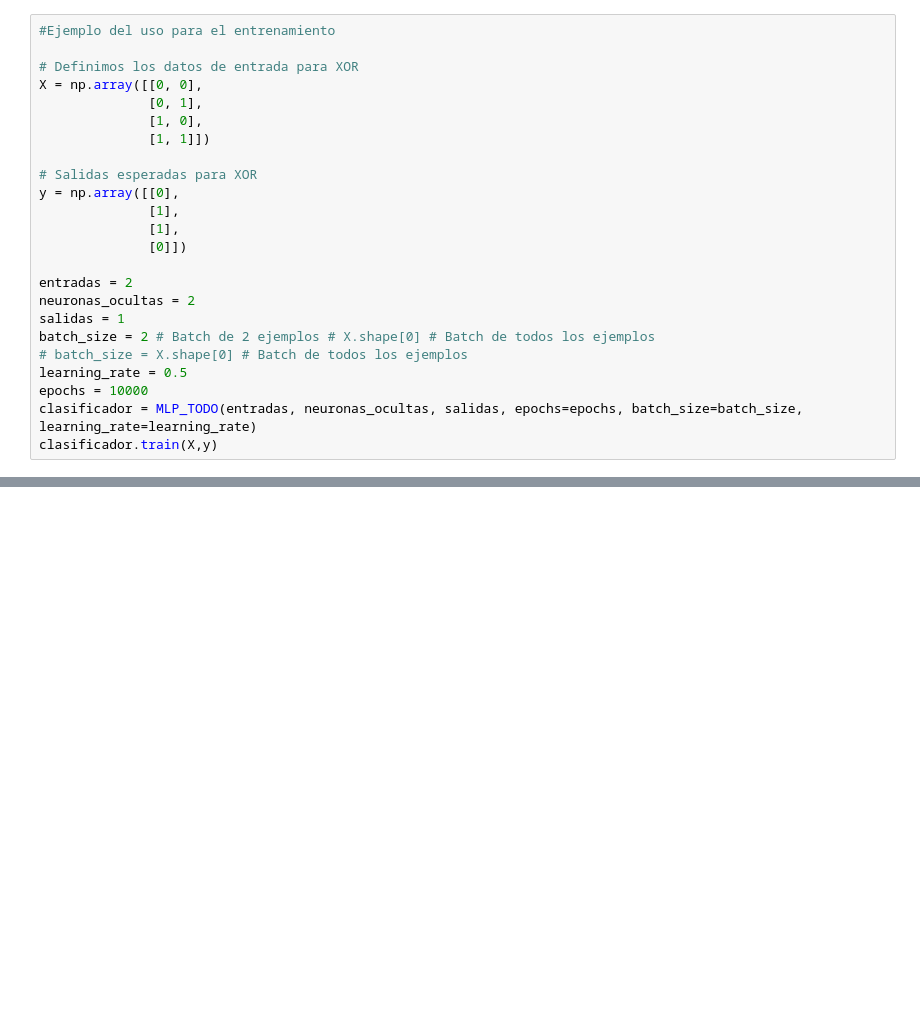
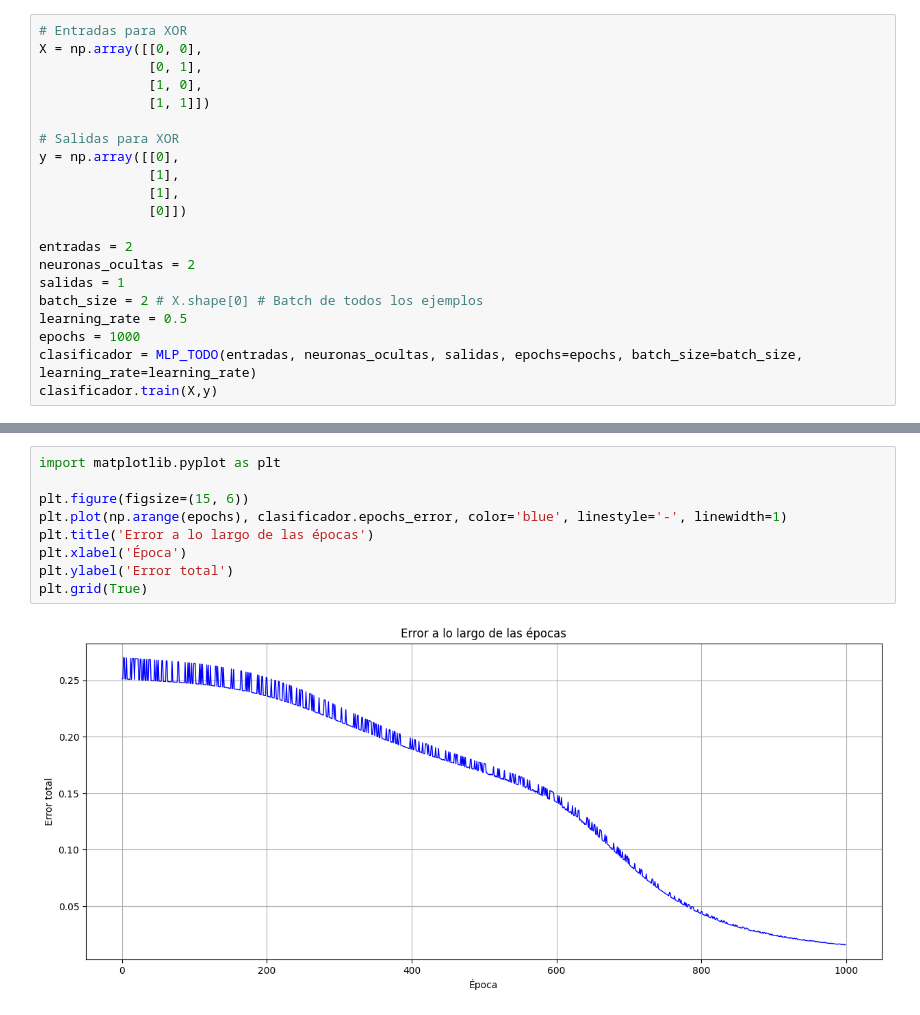
Before and after one commit to luisUACM/redes_neuronales, a Jupyter notebook: 07_MLP_XOR_TODO_class.ipynb, the cells around one changed output, grey strips where cells are left out. Drawn from its saved outputs; the diff is of its cells as text; blank space fills up the shorter version.

```diff
--- a/07_MLP_XOR_TODO_class.ipynb
+++ b/07_MLP_XOR_TODO_class.ipynb
@@ -182,15 +162,13 @@ class MLP_TODO:
             if epoch % 100 == 0:
                     print(f"Época {epoch}, Error: {epoch_error/num_batch}")
 # %%
-#Ejemplo del uso para el entrenamiento
-
-# Definimos los datos de entrada para XOR
+# Entradas para XOR
 X = np.array([[0, 0],
               [0, 1],
               [1, 0],
               [1, 1]])
 
-# Salidas esperadas para XOR
+# Salidas para XOR
 y = np.array([[0],
               [1],
               [1],
@@ -199,10 +177,9 @@ y = np.array([[0],
 entradas = 2
 neuronas_ocultas = 2
 salidas = 1
-batch_size = 2 # Batch de 2 ejemplos # X.shape[0] # Batch de todos los ejemplos
-# batch_size = X.shape[0] # Batch de todos los ejemplos
+batch_size = 2 # X.shape[0] # Batch de todos los ejemplos
 learning_rate = 0.5
-epochs = 10000
+epochs = 1000
 clasificador = MLP_TODO(entradas, neuronas_ocultas, salidas, epochs=epochs, batch_size=batch_size, learning_rate=learning_rate)
 clasificador.train(X,y)
 # %% [output]
@@ -251,0 +220,11 @@ ValueError: operands could not be broadcast together with shapes (4,1) (2,1)
+# %%
+import matplotlib.pyplot as plt
+
+plt.figure(figsize=(15, 6))
+plt.plot(np.arange(epochs), clasificador.epochs_error, color='blue', linestyle='-', linewidth=1)
+plt.title('Error a lo largo de las épocas')
+plt.xlabel('Época')
+plt.ylabel('Error total')
+plt.grid(True)
+# %% [output]
+[figure, added]
```
Also changed, not shown: parts of 3 cells of this notebook, 1 other file.
